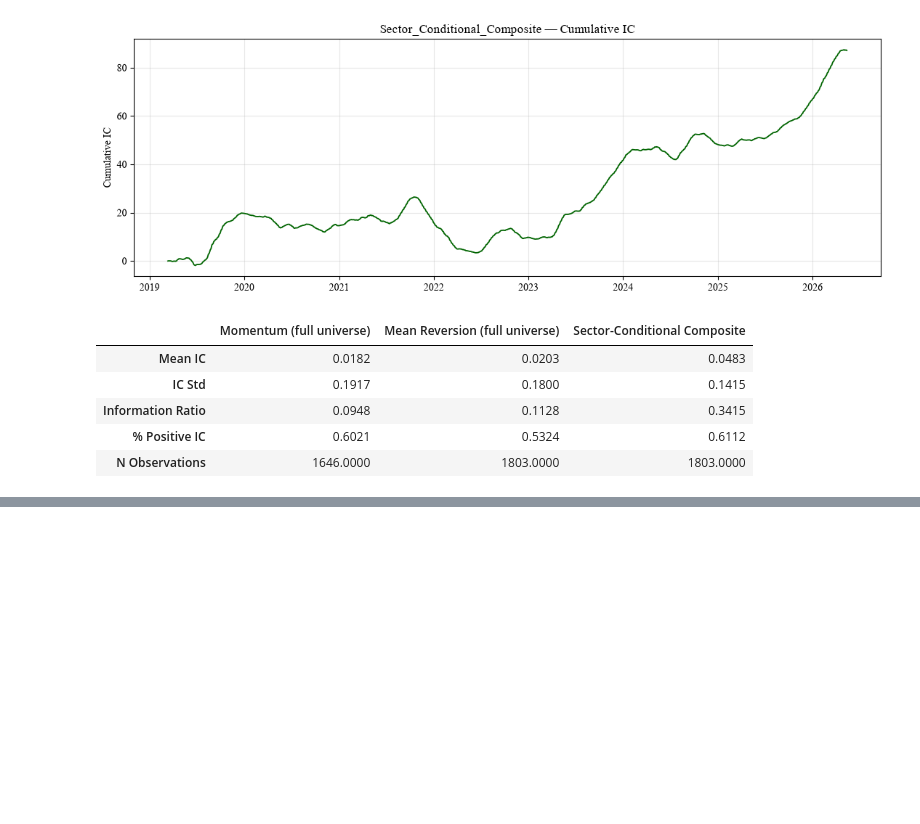
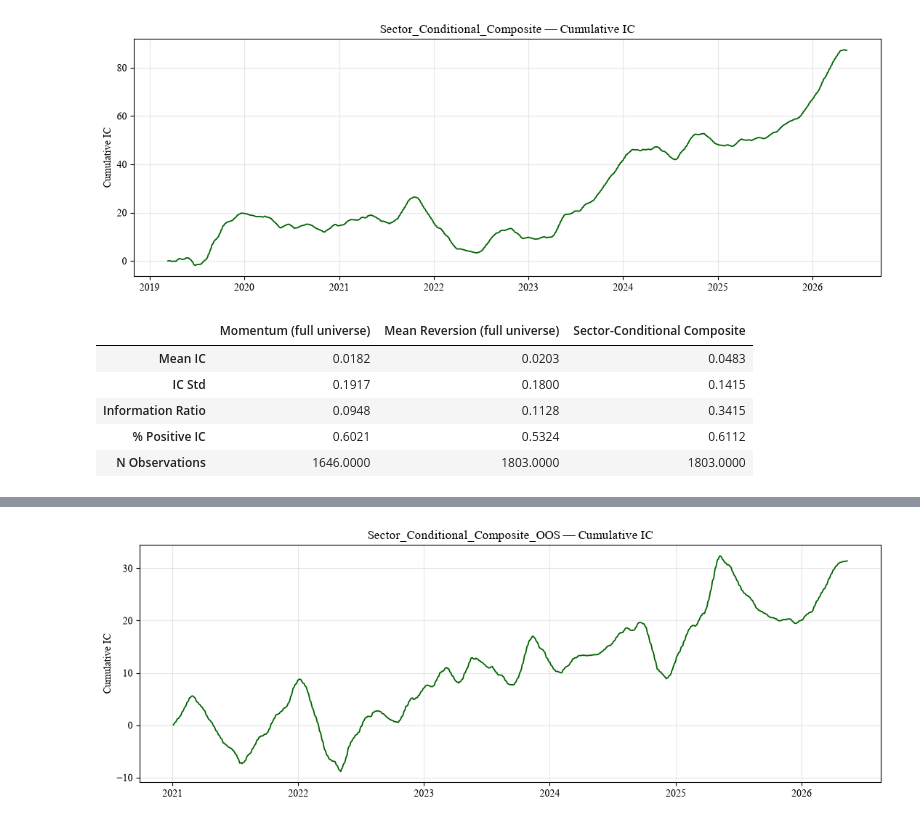
Before and after one commit to pgrajzl/alpha-signal-research, a Jupyter notebook: notebooks/alpha_research.ipynb, the cells around one changed output, grey strips where cells are left out. Cells and saved outputs as stored; diff of their text form; code cells hidden in the pictures; blank space fills up the shorter version.

```diff
--- a/notebooks/alpha_research.ipynb
+++ b/notebooks/alpha_research.ipynb
@@ -560,0 +574,13 @@ comparison.round(4)
+# %%
+from src.combination import walk_forward_sector_conditional_composite
+
+oos_ic, regime_log = walk_forward_sector_conditional_composite(
+    close, universe,
+    momentum_lookback=MOMENTUM_LOOKBACK,
+    reversal_lookback=MR_LOOKBACK,
+    horizon=50,
+    train_years=2,
+    test_months=6,
+)
+
+print(pd.Series(summarize_ic(oos_ic)).round(4))
@@ -560,0 +612,4 @@ comparison.round(4)
+# %%
+plot_cumulative_ic(oos_ic, "Sector_Conditional_Composite_OOS")
+# %% [output]
+[figure, added]
```
Also changed, not shown: parts of 8 cells of this notebook, 3 other files.
